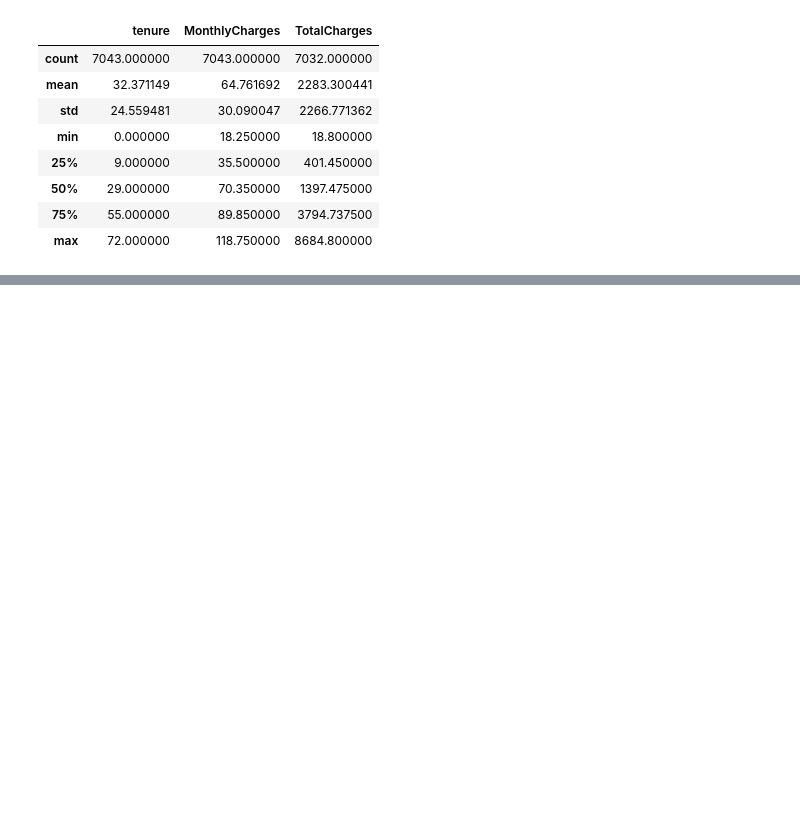
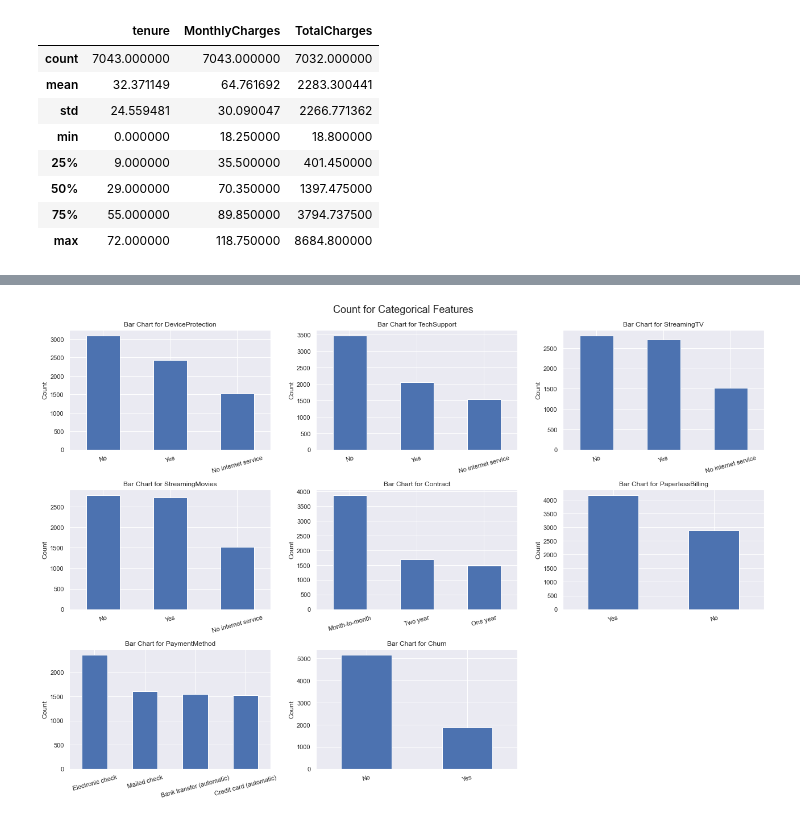
Before and after one commit to Mwizerwa/Customer_Churn_Prediction, a Jupyter notebook: notebooks/exploratory_data_analysis.ipynb, the cells around one changed output, grey strips where cells are left out. Saved outputs shown, nothing was run; the diff lists cells and outputs as text; code cells hidden in the pictures; blank space fills up the shorter version.

```diff
--- a/notebooks/exploratory_data_analysis.ipynb
+++ b/notebooks/exploratory_data_analysis.ipynb
@@ -127,0 +67,4 @@ plt.show()
+# %%
+plot_categorical_value(10, 18)
+# %% [output]
+[figure, added]
```
Also changed, not shown: parts of 9 cells of this notebook.
